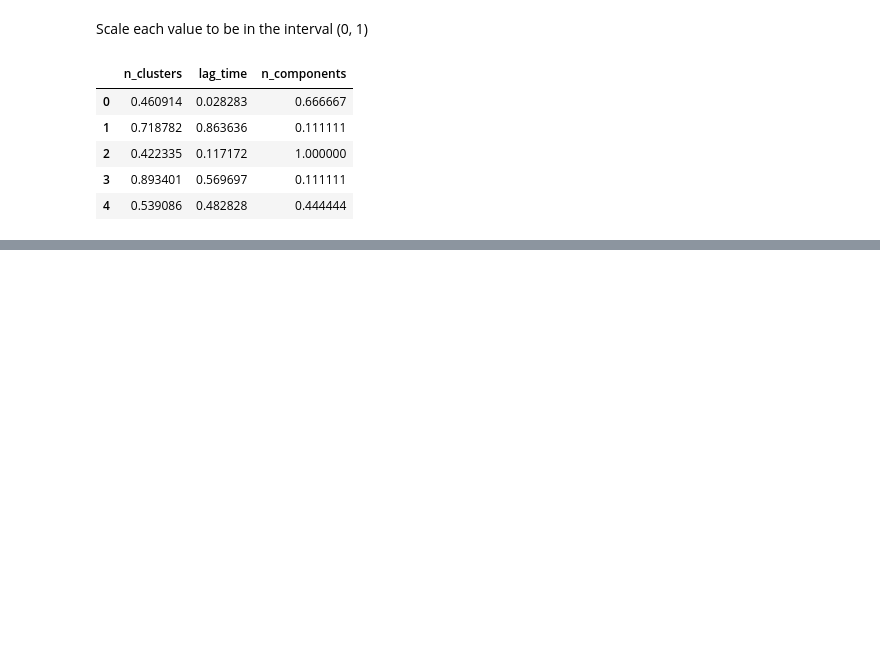
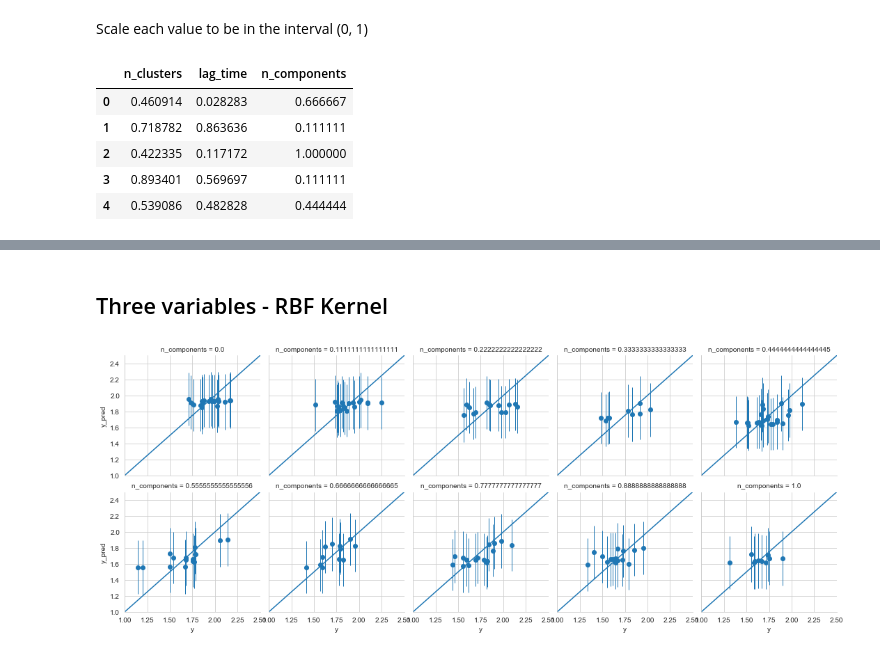
Before and after one commit to RobertArbon/optimize-fs-peptide, a Jupyter notebook: fit_gp_model.ipynb, the cells around one changed output, grey strips where cells are left out. Drawn from its saved outputs; the diff is of its cells as text; code cells hidden in the pictures; blank space fills up the shorter version.

```diff
--- a/fit_gp_model.ipynb
+++ b/fit_gp_model.ipynb
@@ -245,4 +123,0 @@ X_new = np.concatenate([x1.flatten()[:, np.newaxis],
-# %%
-with model2:
-    mu, var = gp.predict(X_new, point=mp, diag=True,pred_noise=True)
-    sd = np.sqrt(var)
@@ -261,0 +162,39 @@ TypeError: Input z must be at least a 2x2 array.
+# %% [markdown]
+## Three variables - RBF Kernel
+# %%
+with pm.Model() as model2:
+    X, y = x_scaled.loc[:, ['n_clusters', 'lag_time', 'n_components']].values, y_obs.values.T[0]
+    num_u = 50
+    u_idx = np.random.choice(np.arange(X.shape[0]), num_u)
+    Xu = X[u_idx, :]
+
+    l_n = pm.Gamma("l_n", alpha=0.5, beta=1)
+    l_tau = pm.Gamma("l_tau", alpha=0.5, beta=1)
+    l_m = pm.Gamma("l_m", alpha=0.5, beta=1)
+
+    eta = pm.HalfCauchy("eta", beta=1)
+
+    cov = eta**2 * pm.gp.cov.ExpQuad(X.shape[1], ls=l_n, active_dims=[0])
+    cov = cov * pm.gp.cov.ExpQuad(X.shape[1], ls=l_tau, active_dims=[1])
+    cov = cov * pm.gp.cov.ExpQuad(X.shape[1], ls=l_m, active_dims=[2])
+
+    gp = pm.gp.MarginalSparse(mean_func=pm.gp.mean.Constant(c=1.8), cov_func=cov, approx="FITC")
+
+
+    sigma_n = pm.HalfCauchy("sigma_n", beta=1)
+    y_ = gp.marginal_likelihood("y", X=X, y=y,Xu=Xu, noise=sigma_n)
+    mp2 = pm.find_MAP()
+
+    mu, var = gp.predict(X, point=mp2, diag=True,pred_noise=True)
+    sd = np.sqrt(var)
+
+    res2 = pd.DataFrame({'n_clusters': X[:, 0], 'time_lag': X[:, 1],
+                        'n_components': X[:, 2], 'y': y, 'y_pred': mu,
+                        'err':2*sd})
+    g = sns.FacetGrid(data=res2, col='n_components', col_wrap=5)
+    g.map(plt.errorbar,'y','y_pred', 'err', lw=0, elinewidth=1, marker='o')
+    g.set(xlim=(1, 2.5), ylim=(1, 2.5))
+    for i, ax in enumerate(g.axes.flatten()):
+        ax.plot([1, 2.5], [1, 2.5])
+# %% [output]
+[figure, added]
```
Also changed, not shown: parts of 44 cells of this notebook.
